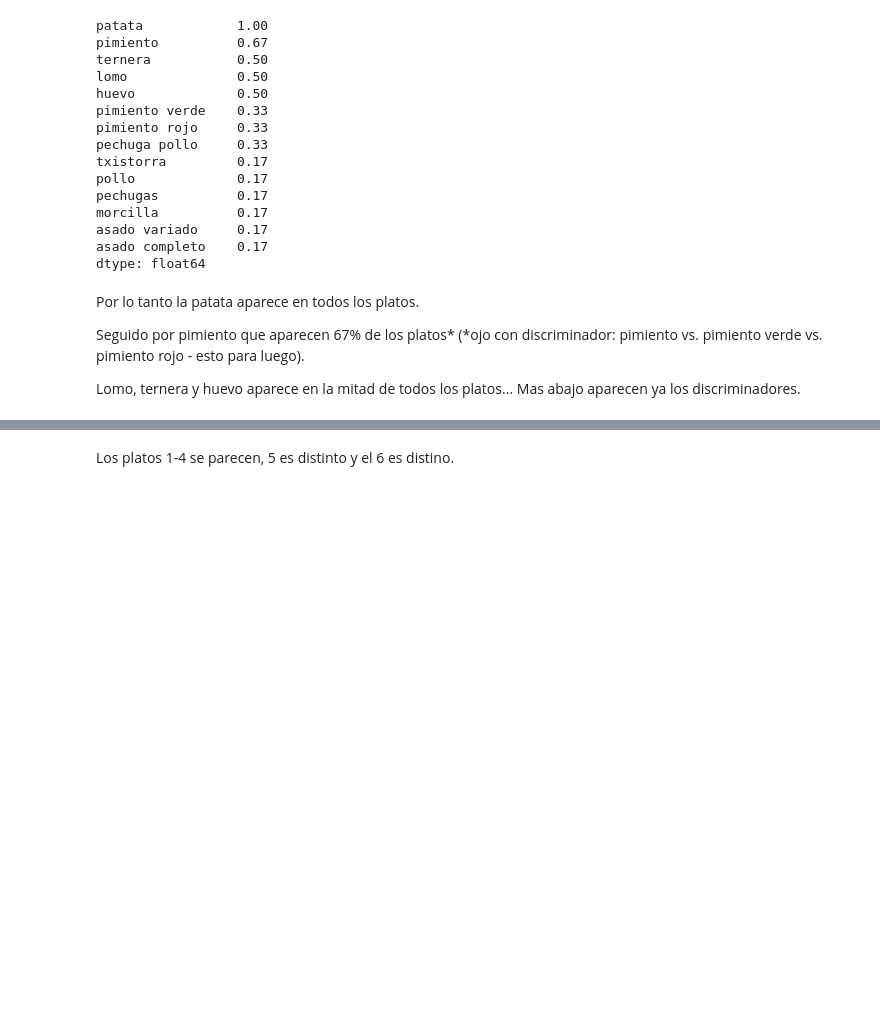
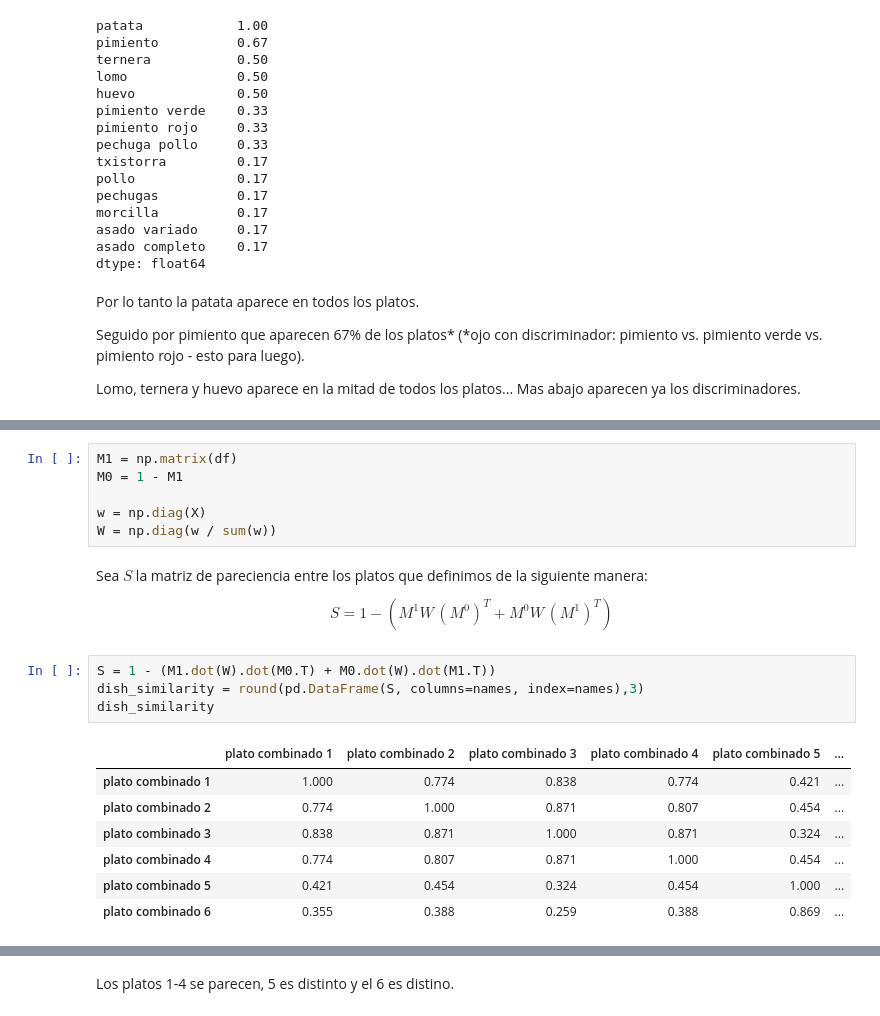
Before and after one commit to rafalszota/Food, a Jupyter notebook: Food.ipynb, the cells around one changed output, grey strips where cells are left out. Drawn from its saved outputs; the diff is of its cells as text; blank space fills up the shorter version.

```diff
--- a/Food.ipynb
+++ b/Food.ipynb
@@ -152,0 +168,22 @@ aparece en la mitad de todos los platos... Mas abajo aparecen ya los discriminad
+# %%
+M1 = np.matrix(df)
+M0 = 1 - M1
+
+w = np.diag(X)
+W = np.diag(w / sum(w))
+# %% [markdown]
+Sea $S$ la matriz de pareciencia entre los platos que definimos de la siguiente manera:
+
+$$ S = 1 - (M^1 W \, (M^0)^T + M^0 W \, (M^1)^T) $$
+# %%
+S = 1 - (M1.dot(W).dot(M0.T) + M0.dot(W).dot(M1.T))
+dish_similarity = round(pd.DataFrame(S, columns=names, index=names),3)
+dish_similarity
+# %% [output]
+|  | plato combinado 1 | plato combinado 2 | plato combinado 3 | plato combinado 4 | plato combinado 5 | ... |
+| plato combinado 1 | 1.000 | 0.774 | 0.838 | 0.774 | 0.421 | ... |
+| plato combinado 2 | 0.774 | 1.000 | 0.871 | 0.807 | 0.454 | ... |
+| plato combinado 3 | 0.838 | 0.871 | 1.000 | 0.871 | 0.324 | ... |
+| plato combinado 4 | 0.774 | 0.807 | 0.871 | 1.000 | 0.454 | ... |
+| plato combinado 5 | 0.421 | 0.454 | 0.324 | 0.454 | 1.000 | ... |
+| plato combinado 6 | 0.355 | 0.388 | 0.259 | 0.388 | 0.869 | ... |
```
Also changed, not shown: parts of 12 cells of this notebook.
